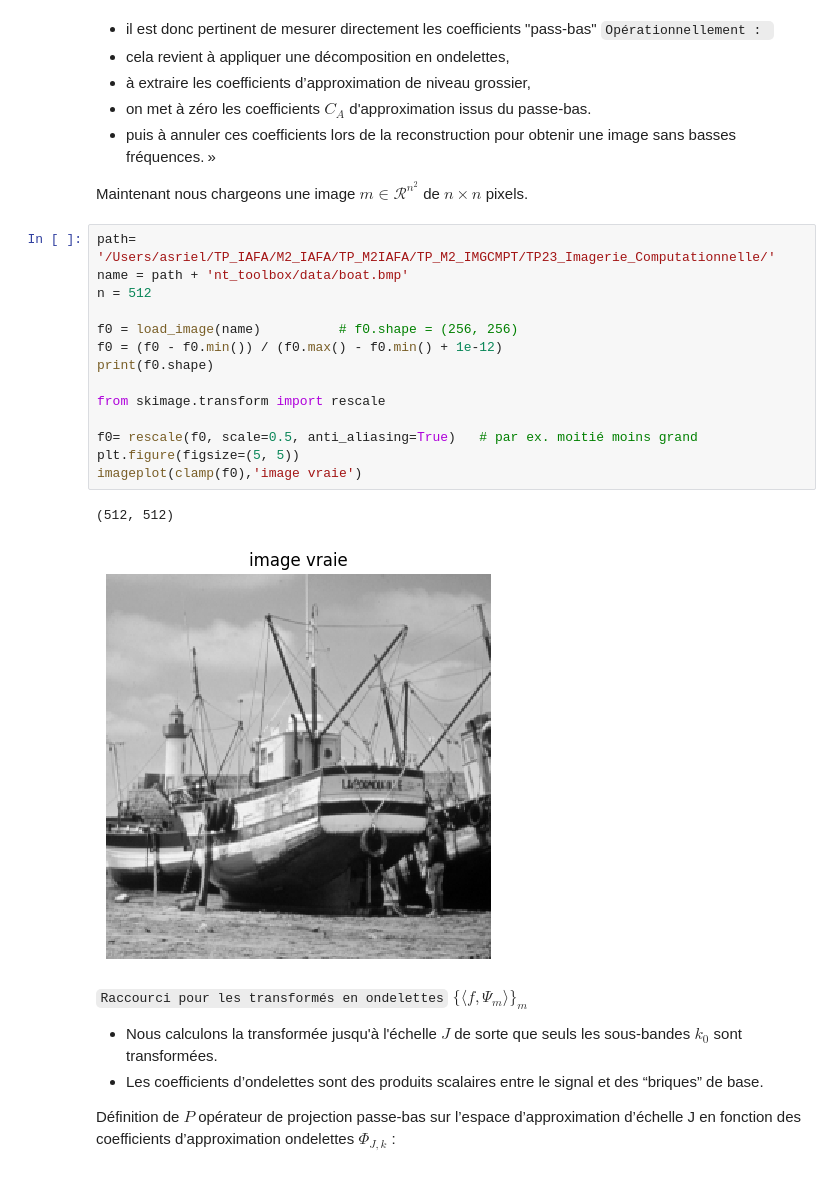
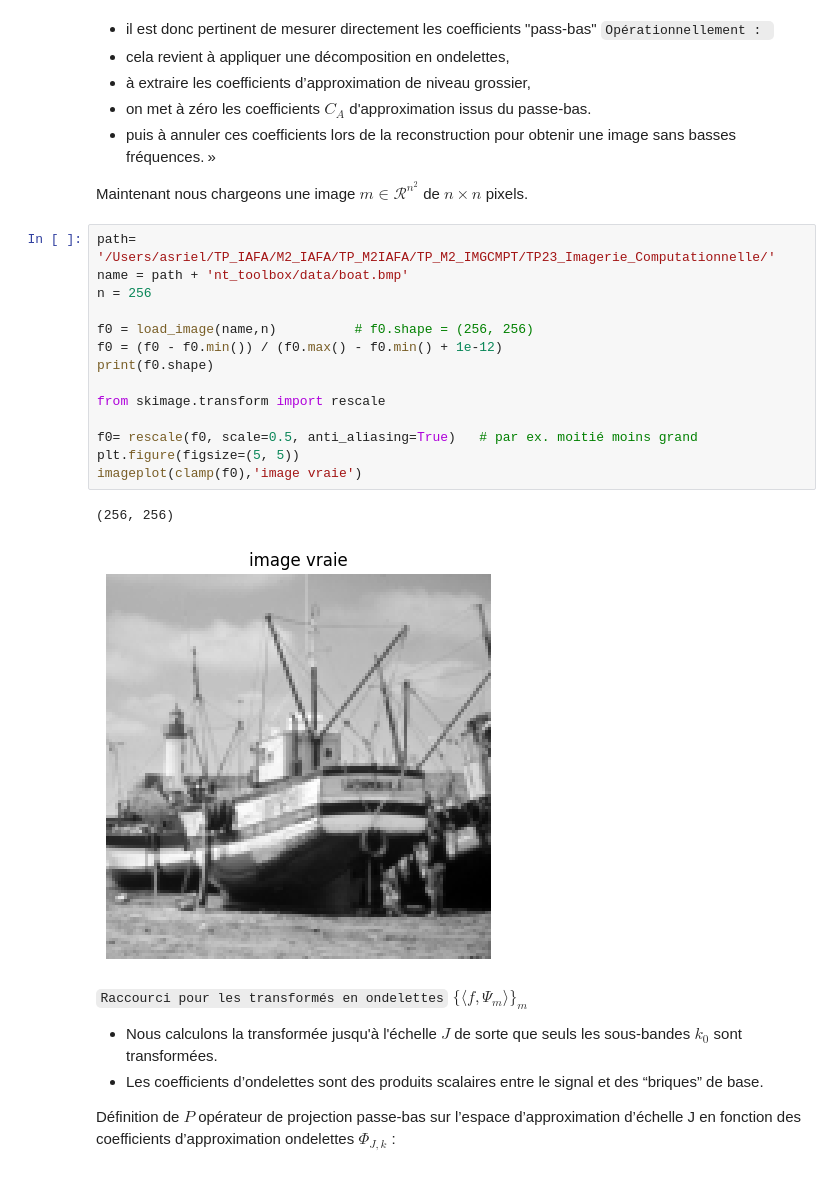
Before and after one commit to Borleo/2_M2_IAFA, a Jupyter notebook: TP_M2IAFA/TP_M2_IMGCMPT/TP23_Imagerie_Computationnelle/4_Sparsity and Redundant Representations/Compressed Sensing of Images/sparsity_2_cs_images.ipynb, the cells around one changed output. Drawn from its saved outputs; the diff is of its cells as text.

```diff
--- a/TP_M2IAFA/TP_M2_IMGCMPT/TP23_Imagerie_Computationnelle/4_Sparsity and Redundant Representations/Compressed Sensing of Images/sparsity_2_cs_images.ipynb
+++ b/TP_M2IAFA/TP_M2_IMGCMPT/TP23_Imagerie_Computationnelle/4_Sparsity and Redundant Representations/Compressed Sensing of Images/sparsity_2_cs_images.ipynb
@@ -80,20 +80,20 @@ Maintenant nous chargeons une image $m \in \mathcal{R}^{n^2}$ de $n \times n$ pi
 # %%
 path= '/Users/asriel/TP_IAFA/M2_IAFA/TP_M2IAFA/TP_M2_IMGCMPT/TP23_Imagerie_Computationnelle/'
 name = path + 'nt_toolbox/data/boat.bmp'
-n = 512
+n = 256
 
-f0 = load_image(name)          # f0.shape = (256, 256)
+f0 = load_image(name,n)          # f0.shape = (256, 256)
 f0 = (f0 - f0.min()) / (f0.max() - f0.min() + 1e-12)
 print(f0.shape)
 
 from skimage.transform import rescale
 
 f0= rescale(f0, scale=0.5, anti_aliasing=True)   # par ex. moitié moins grand
 plt.figure(figsize=(5, 5))
 imageplot(clamp(f0),'image vraie')
 # %% [output]
-(512, 512)
+(256, 256)
-[figure, old version]
+[figure, new version]
 # %% [markdown]
 `Raccourci pour les transformés en ondelettes` $\{ \langle f, \Psi_m \rangle \}_m$
 - Nous calculons la transformée jusqu'à l'échelle $J$ de sorte que seuls les sous-bandes $k_0$ sont transformées.
```
Also changed, not shown: parts of 26 cells of this notebook.
